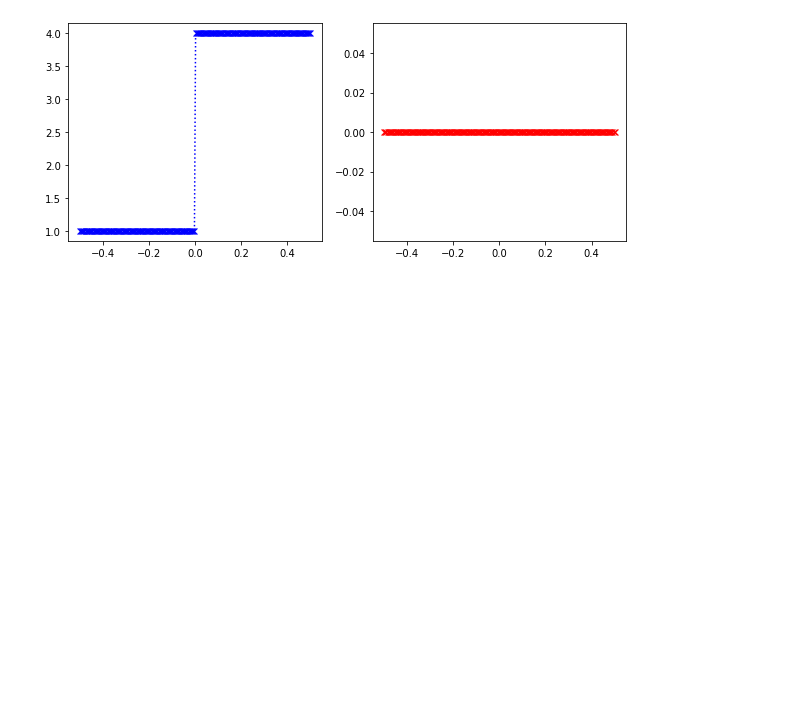
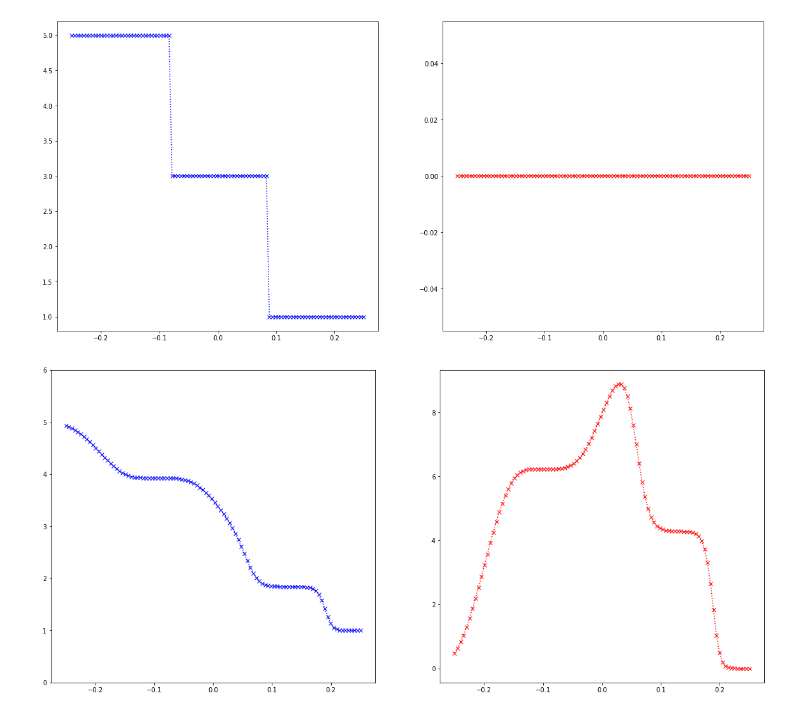
Before and after one commit to honzapulpan/fav-SNM2, a Jupyter notebook: notebooks/honza-test.ipynb, the cells around one changed output. Drawn from its saved outputs; the diff is of its cells as text; code cells hidden in the pictures; blank space fills up the shorter version.

```diff
--- a/notebooks/honza-test.ipynb
+++ b/notebooks/honza-test.ipynb
@@ -1,7 +1,9 @@
 # %%
 import numpy as np
 import matplotlib.pyplot as plt
-plt.rcParams["figure.figsize"] = (10,4)
+import tvd
+
+plt.rcParams["figure.figsize"] = (20,9)
 # %%
 # Roe z Clawpacku
 num_eqn = 2
@@ -68,8 +70,8 @@ def shallow_roe_1D(q_l, q_r, aux_l, aux_r, problem_data):
 grav = 9.81
 
 # domain
-N = 10
-Nt = 1
+N = 100
+Nt = 10
 dx = 0.005
 dt = 0.0001
 dtdx = dt/dx
@@ -187,8 +239,8 @@ def shallow_hll_1D(q_l,q_r,aux_l,aux_r,problem_data):
 grav = 9.81
 
 # domain
-N = 200
-Nt = 400
+N = 100
+Nt = 200
 dx = 0.005
 dt = 0.0001
 dtdx = dt/dx
@@ -202,42 +254,58 @@ x = np.linspace(x_start, x_start + dx*N, N)
 # q = [h, hu]
 # POZOR, MUSI BYT CELOU DOBU KLADNA A TO I PO PROHNANI RESICEM
 q_state = np.zeros([2,N])
-q_state[0,0:int(N/2)] = 1
-q_state[0,int(N/2):] = 4
+
+for i in range(N):
+    if i < N/3:
+        q_state[0,i] = 5
+    elif N/3 <= i < 2*N/3:
+        q_state[0,i] = 3
+    else:
+        q_state[0,i] = 1
+
+#q_state[0,0:int(N/2)] = 4
+#q_state[0,int(N/2):] = 1
 #q_state[0,:] = .1 * np.sin(np.linspace(0,4*np.pi,N)) +1
 
 
 # problem_data
 problem_data = {'grav' : grav,
                'efix' : False}
 aux_l, aux_r = 0, 0
 #print(q_state)
 
 plt.subplot(1, 2, 1)
 plt.plot(x, q_state[0,:], 'bx:')
 plt.subplot(1, 2, 2)
 plt.plot(x, q_state[1,:], 'rx:')
 plt.show()
 
 # run Roe solver
 for i in range(Nt):
     q_l = q_state[:,:-1]
     q_r = q_state[:,1:]
 
     #wave, s, amdq, apdq = shallow_roe_1D(q_l, q_r, aux_l, aux_r, problem_data)
     wave, s, amdq, apdq = shallow_hll_1D(q_l, q_r, aux_l, aux_r, problem_data)
 
     q_state[:,:-1] = q_state[:,:-1] - dtdx * amdq
     q_state[:,1:] = q_state[:,1:] - dtdx * apdq
 
     #high-resolution
     #q_state[:,:-1] = q_state[:,:-1] - dtdx * (1/2. *
     #print(q_state)
 
+plt.subplot(1, 2, 1)
+plt.plot(x, q_state[0,:], 'bx:')
+plt.ylim([0,6])
+plt.subplot(1, 2, 2)
+plt.plot(x, q_state[1,:], 'rx:')
+plt.show()
 
 g_state = np.copy(q_state)
 # %% [output]
-[figure, old version]
+[figure, new version]
+[figure, added]
 # %%
 # constants
 grav = 9.81
```
Also changed, not shown: parts of 6 cells of this notebook, 1 other file.
